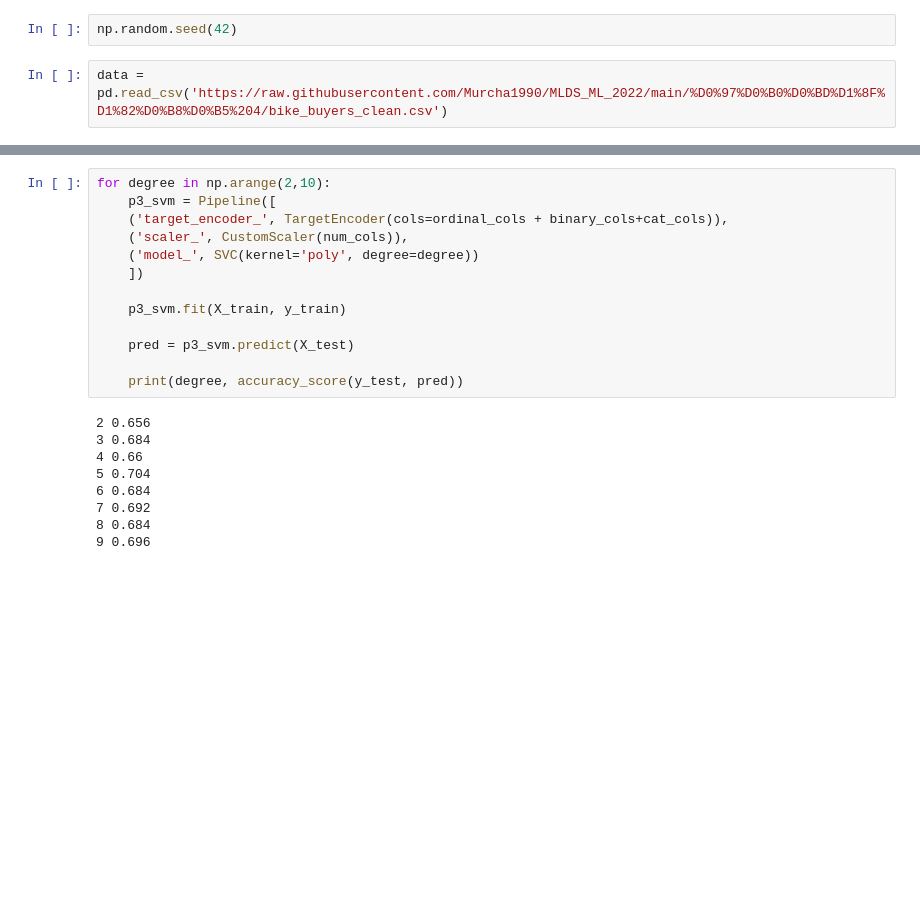
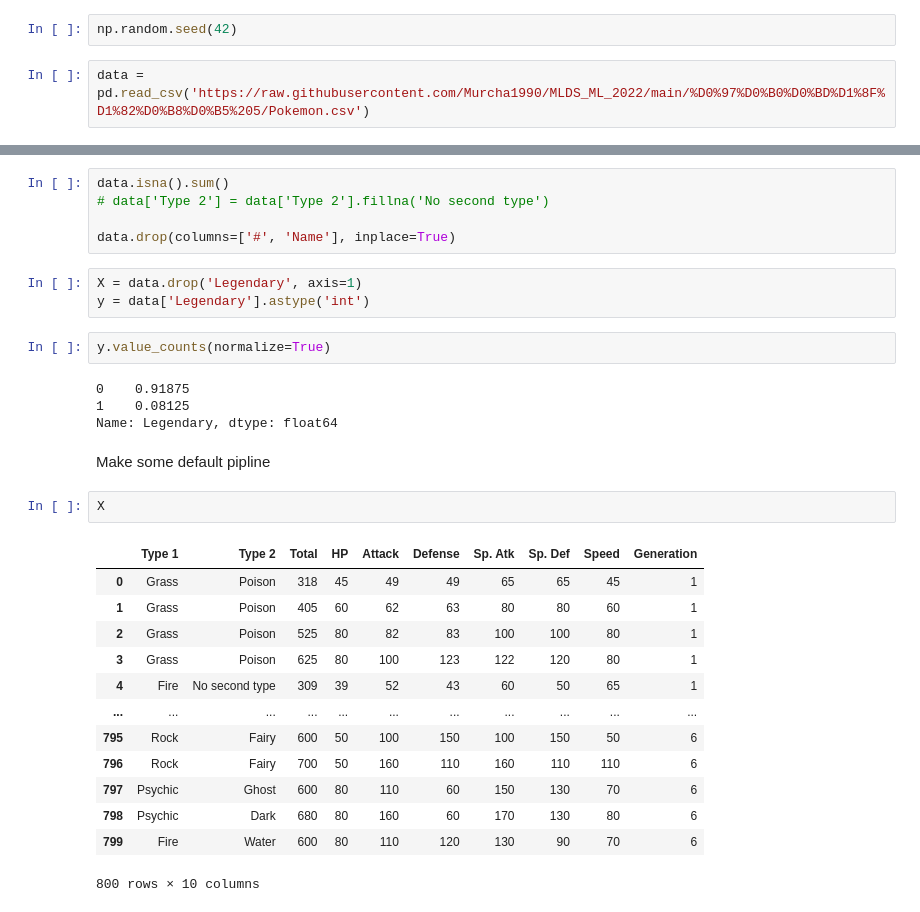
Before and after one commit to AlexeyTri/MLSeminars, a Jupyter notebook: MLHSE/Seminar4_MLDS_2022.ipynb, the cells around one changed output, grey strips where cells are left out. Drawn from its saved outputs; the diff is of its cells as text; blank space fills up the shorter version.

```diff
--- a/MLHSE/Seminar4_MLDS_2022.ipynb
+++ b/MLHSE/Seminar4_MLDS_2022.ipynb
@@ -15,6 +30,6 @@ import seaborn as sns
 # %%
 np.random.seed(42)
 # %%
-data = pd.read_csv('https://raw.githubusercontent.com/Murcha1990/MLDS_ML_2022/main/%D0%97%D0%B0%D0%BD%D1%8F%D1%82%D0%B8%D0%B5%204/bike_buyers_clean.csv')
+data = pd.read_csv('https://raw.githubusercontent.com/Murcha1990/MLDS_ML_2022/main/%D0%97%D0%B0%D0%BD%D1%8F%D1%82%D0%B8%D0%B5%205/Pokemon.csv')
 # %%
 data
@@ -533,22 +36,32 @@ sigmoid 0.408
-# %%
-for degree in np.arange(2,10):
-    p3_svm = Pipeline([
-    ('target_encoder_', TargetEncoder(cols=ordinal_cols + binary_cols+cat_cols)),
-    ('scaler_', CustomScaler(num_cols)),
-    ('model_', SVC(kernel='poly', degree=degree))
-    ])
-
-    p3_svm.fit(X_train, y_train)
-
-    pred = p3_svm.predict(X_test)
-
-    print(degree, accuracy_score(y_test, pred))
-# %% [output]
-2 0.656
-3 0.684
-4 0.66
-5 0.704
-6 0.684
-7 0.692
-8 0.684
-9 0.696
+# %%
+data.isna().sum()
+# data['Type 2'] = data['Type 2'].fillna('No second type')
+
+data.drop(columns=['#', 'Name'], inplace=True)
+# %%
+X = data.drop('Legendary', axis=1)
+y = data['Legendary'].astype('int')
+# %%
+y.value_counts(normalize=True)
+# %% [output]
+0    0.91875
+1    0.08125
+Name: Legendary, dtype: float64
+# %% [markdown]
+Make some default pipline
+# %%
+X
+# %% [output]
+|  | Type 1 | Type 2 | Total | HP | Attack | Defense | Sp. Atk | Sp. Def | Speed | Generation |
+| 0 | Grass | Poison | 318 | 45 | 49 | 49 | 65 | 65 | 45 | 1 |
+| 1 | Grass | Poison | 405 | 60 | 62 | 63 | 80 | 80 | 60 | 1 |
+| 2 | Grass | Poison | 525 | 80 | 82 | 83 | 100 | 100 | 80 | 1 |
+| 3 | Grass | Poison | 625 | 80 | 100 | 123 | 122 | 120 | 80 | 1 |
+| 4 | Fire | No second type | 309 | 39 | 52 | 43 | 60 | 50 | 65 | 1 |
+| ... | ... | ... | ... | ... | ... | ... | ... | ... | ... | ... |
+| 795 | Rock | Fairy | 600 | 50 | 100 | 150 | 100 | 150 | 50 | 6 |
+| 796 | Rock | Fairy | 700 | 50 | 160 | 110 | 160 | 110 | 110 | 6 |
+| 797 | Psychic | Ghost | 600 | 80 | 110 | 60 | 150 | 130 | 70 | 6 |
+| 798 | Psychic | Dark | 680 | 80 | 160 | 60 | 170 | 130 | 80 | 6 |
+| 799 | Fire | Water | 600 | 80 | 110 | 120 | 130 | 90 | 70 | 6 |
+800 rows × 10 columns
```
Also changed, not shown: parts of 92 cells of this notebook.
